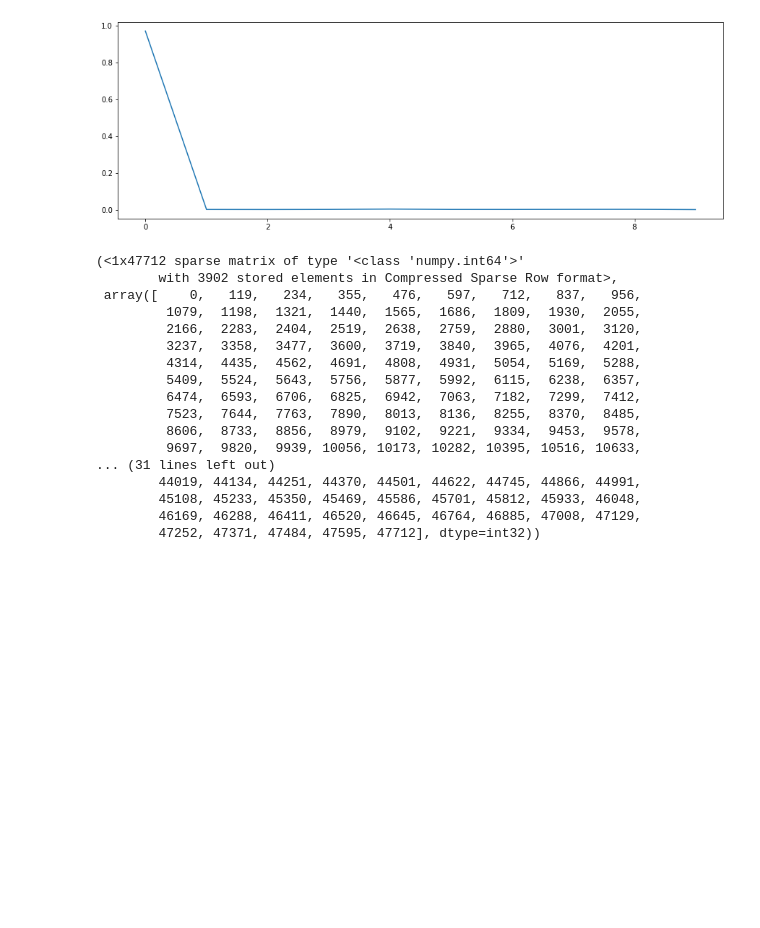
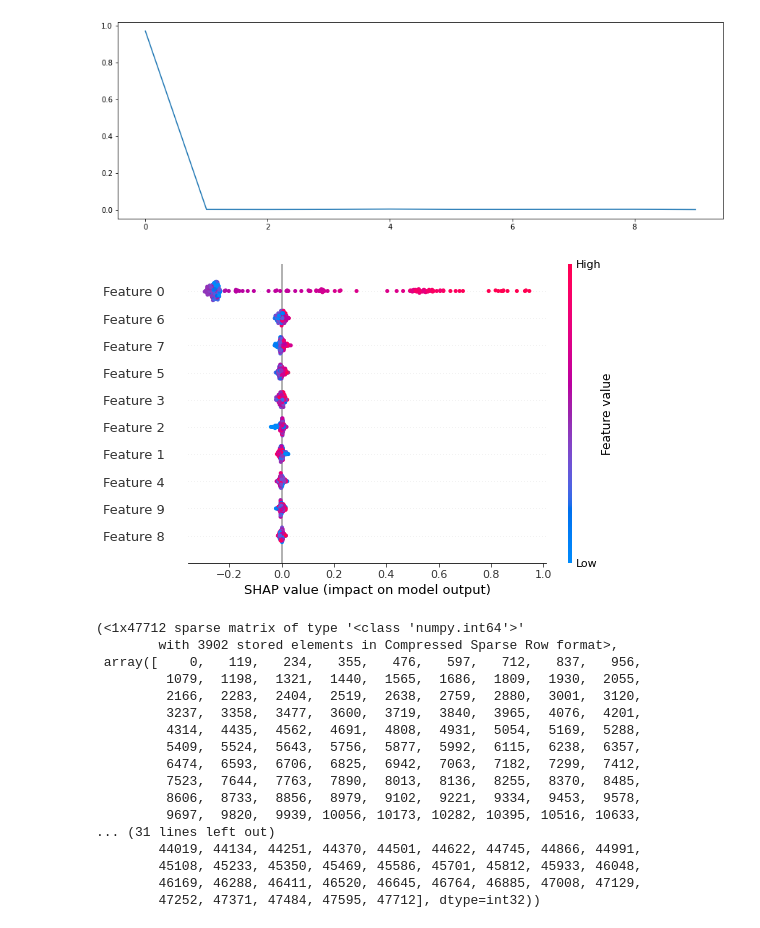
Before and after one commit to py-why/EconML, a Jupyter notebook: notebooks/Generalized Random Forests.ipynb, the cells around one changed output. Cells and saved outputs as stored; diff of their text form; code cells hidden in the pictures; blank space fills up the shorter version.

Commit message:
added shap values to GRF notebook

```diff
--- a/notebooks/Generalized Random Forests.ipynb
+++ b/notebooks/Generalized Random Forests.ipynb
@@ -99,6 +102,13 @@ plt.plot(est.feature_importances(max_depth=4, depth_decay_exponent=2.0))
 plt.show()
 # %% [output]
 [figure]
+# %%
+import shap
+explainer = shap.Explainer(est, shap.maskers.Independent(X, max_samples=100))
+shap_values = explainer(X[:200])
+shap.plots.beeswarm(shap_values)
+# %% [output]
+[figure, added]
 # %%
 est.decision_path(X_test[:1])
 # %% [output]
```
Also changed, not shown: parts of 18 cells of this notebook, 1 other file.
